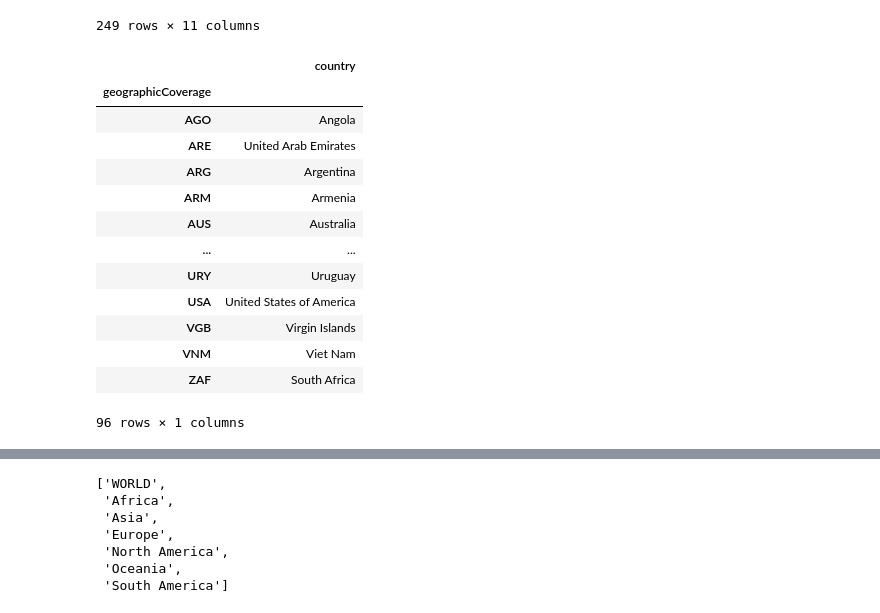
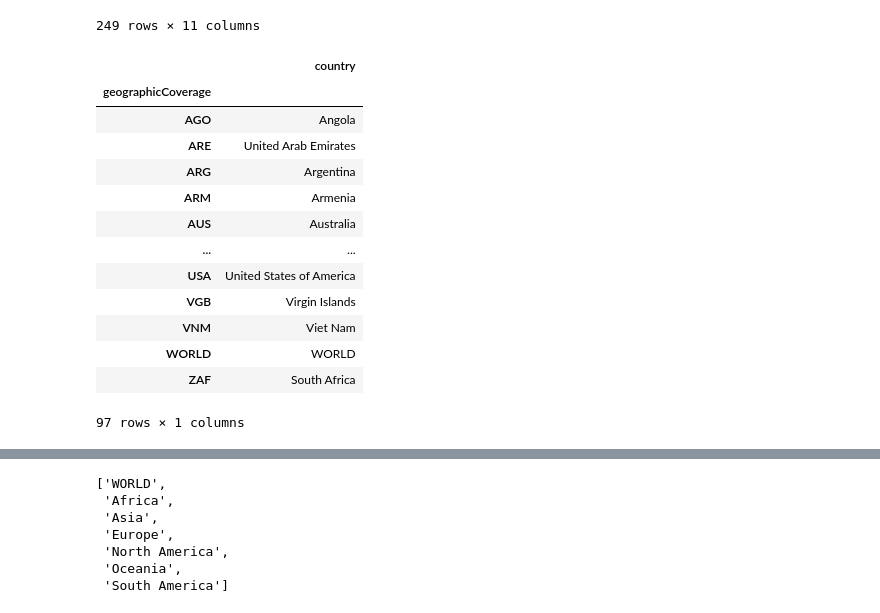
Before and after one commit to da8ah/UTPL-MobileAppDataVisualizer, a Jupyter notebook: main.ipynb, the cells around one changed output, grey strips where cells are left out. Drawn from its saved outputs; the diff is of its cells as text; code cells hidden in the pictures.

```diff
--- a/main.ipynb
+++ b/main.ipynb
@@ -117,31 +117,34 @@ df_countryCodes
 # %%
 #codes = countryCodes['alpha-3'].dropna().drop_duplicates()
 #len(countryCodes['name'][countryCodes['alpha-3']=='WORLD'])
 matrixCodesAndNames = np.transpose([[code,df_countryCodes['name'][df_countryCodes['alpha-3']==code].item()]
 for code in df_index_formatted['geographicCoverage'].drop_duplicates().values
 if len(df_countryCodes['name'][df_countryCodes['alpha-3']==code]) > 0]).tolist()
 
+matrixCodesAndNames[0].append('WORLD')
+matrixCodesAndNames[1].append('WORLD')
+
 df_countryCodesAndNames = pd.DataFrame({
     'geographicCoverage':matrixCodesAndNames[0],
     'country':[name.split(',')[0].split(' (')[0] for name in matrixCodesAndNames[1]]
 }).set_index('geographicCoverage').sort_index()
 
 df_countryCodesAndNames
 # %% [output]
 |  | country |
 | geographicCoverage |  |
 | AGO | Angola |
 | ARE | United Arab Emirates |
 | ARG | Argentina |
 | ARM | Armenia |
 | AUS | Australia |
 | ... | ... |
-| URY | Uruguay |
 | USA | United States of America |
 | VGB | Virgin Islands |
 | VNM | Viet Nam |
+| WORLD | WORLD |
 | ZAF | South Africa |
-96 rows × 1 columns
+97 rows × 1 columns
 # %%
 df_joined = df_index_formatted.join(df_countryCodesAndNames, on='geographicCoverage')[['name','continents','geographicCoverage','country','storeName','status']]
 df_joined
```
Also changed, not shown: parts of 8 cells of this notebook, 3 other files.
